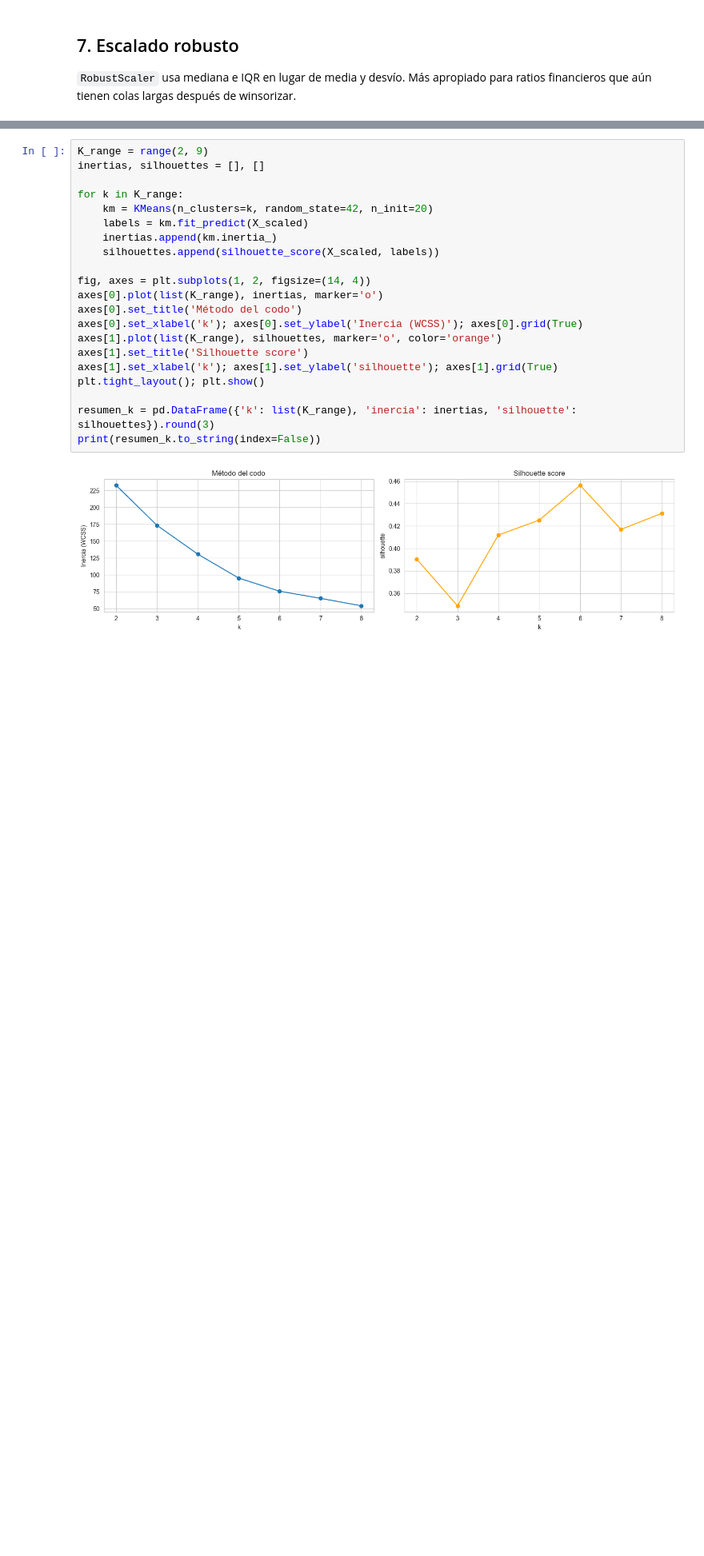
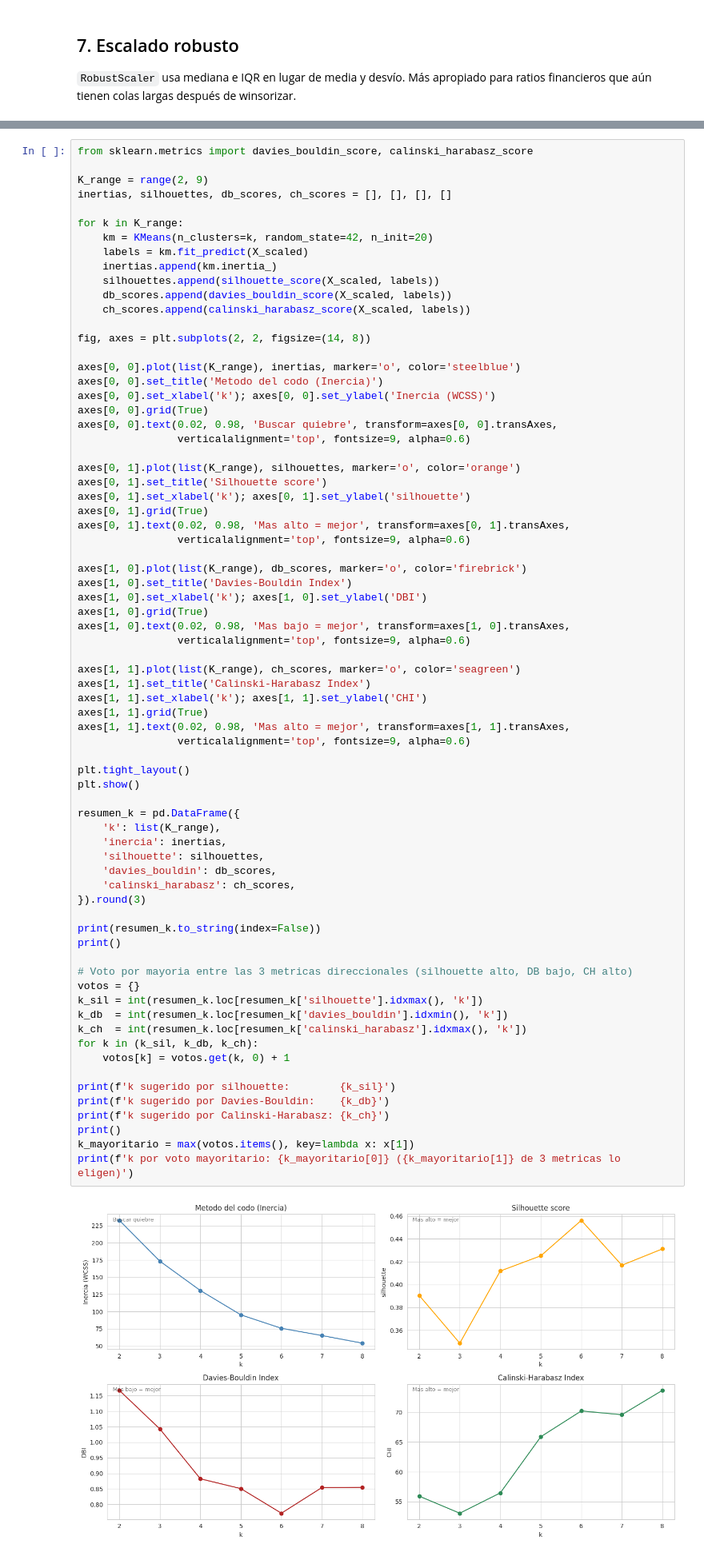
Before and after one commit to DiegoKalush42/CCC_with_ML, a Jupyter notebook: finanzas_final.ipynb, the cells around one changed output, grey strips where cells are left out. Shown at 80% size. Drawn from its saved outputs; the diff is of its cells as text; blank space fills up the shorter version.

```diff
--- a/finanzas_final.ipynb
+++ b/finanzas_final.ipynb
@@ -324,25 +318,76 @@ Probamos k = 2 … 8 y miramos dos métricas:
 - **Inercia (codo)**: suma de distancias al cuadrado dentro de cada cluster. Buscamos el punto donde sumar otro cluster ya no reduce mucho la inercia.
 - **Silhouette**: cuán bien separados están los clusters (rango −1 a +1). Más alto = mejor.
 # %%
+from sklearn.metrics import davies_bouldin_score, calinski_harabasz_score
+
 K_range = range(2, 9)
-inertias, silhouettes = [], []
+inertias, silhouettes, db_scores, ch_scores = [], [], [], []
 
 for k in K_range:
     km = KMeans(n_clusters=k, random_state=42, n_init=20)
     labels = km.fit_predict(X_scaled)
     inertias.append(km.inertia_)
     silhouettes.append(silhouette_score(X_scaled, labels))
+    db_scores.append(davies_bouldin_score(X_scaled, labels))
+    ch_scores.append(calinski_harabasz_score(X_scaled, labels))
 
-fig, axes = plt.subplots(1, 2, figsize=(14, 4))
-axes[0].plot(list(K_range), inertias, marker='o')
-axes[0].set_title('Método del codo')
-axes[0].set_xlabel('k'); axes[0].set_ylabel('Inercia (WCSS)'); axes[0].grid(True)
-axes[1].plot(list(K_range), silhouettes, marker='o', color='orange')
-axes[1].set_title('Silhouette score')
-axes[1].set_xlabel('k'); axes[1].set_ylabel('silhouette'); axes[1].grid(True)
-plt.tight_layout(); plt.show()
+fig, axes = plt.subplots(2, 2, figsize=(14, 8))
 
-resumen_k = pd.DataFrame({'k': list(K_range), 'inercia': inertias, 'silhouette': silhouettes}).round(3)
+axes[0, 0].plot(list(K_range), inertias, marker='o', color='steelblue')
+axes[0, 0].set_title('Metodo del codo (Inercia)')
+axes[0, 0].set_xlabel('k'); axes[0, 0].set_ylabel('Inercia (WCSS)')
+axes[0, 0].grid(True)
+axes[0, 0].text(0.02, 0.98, 'Buscar quiebre', transform=axes[0, 0].transAxes,
+                verticalalignment='top', fontsize=9, alpha=0.6)
+
+axes[0, 1].plot(list(K_range), silhouettes, marker='o', color='orange')
+axes[0, 1].set_title('Silhouette score')
+axes[0, 1].set_xlabel('k'); axes[0, 1].set_ylabel('silhouette')
+axes[0, 1].grid(True)
+axes[0, 1].text(0.02, 0.98, 'Mas alto = mejor', transform=axes[0, 1].transAxes,
+                verticalalignment='top', fontsize=9, alpha=0.6)
+
+axes[1, 0].plot(list(K_range), db_scores, marker='o', color='firebrick')
+axes[1, 0].set_title('Davies-Bouldin Index')
+axes[1, 0].set_xlabel('k'); axes[1, 0].set_ylabel('DBI')
+axes[1, 0].grid(True)
+axes[1, 0].text(0.02, 0.98, 'Mas bajo = mejor', transform=axes[1, 0].transAxes,
+                verticalalignment='top', fontsize=9, alpha=0.6)
+
+axes[1, 1].plot(list(K_range), ch_scores, marker='o', color='seagreen')
+axes[1, 1].set_title('Calinski-Harabasz Index')
+axes[1, 1].set_xlabel('k'); axes[1, 1].set_ylabel('CHI')
+axes[1, 1].grid(True)
+axes[1, 1].text(0.02, 0.98, 'Mas alto = mejor', transform=axes[1, 1].transAxes,
+                verticalalignment='top', fontsize=9, alpha=0.6)
+
+plt.tight_layout()
+plt.show()
+
+resumen_k = pd.DataFrame({
+    'k': list(K_range),
+    'inercia': inertias,
+    'silhouette': silhouettes,
+    'davies_bouldin': db_scores,
+    'calinski_harabasz': ch_scores,
+}).round(3)
+
 print(resumen_k.to_string(index=False))
+print()
+
+# Voto por mayoria entre las 3 metricas direccionales (silhouette alto, DB bajo, CH alto)
+votos = {}
+k_sil = int(resumen_k.loc[resumen_k['silhouette'].idxmax(), 'k'])
+k_db  = int(resumen_k.loc[resumen_k['davies_bouldin'].idxmin(), 'k'])
+k_ch  = int(resumen_k.loc[resumen_k['calinski_harabasz'].idxmax(), 'k'])
+for k in (k_sil, k_db, k_ch):
+    votos[k] = votos.get(k, 0) + 1
+
+print(f'k sugerido por silhouette:        {k_sil}')
+print(f'k sugerido por Davies-Bouldin:    {k_db}')
+print(f'k sugerido por Calinski-Harabasz: {k_ch}')
+print()
+k_mayoritario = max(votos.items(), key=lambda x: x[1])
+print(f'k por voto mayoritario: {k_mayoritario[0]} ({k_mayoritario[1]} de 3 metricas lo eligen)')
 # %% [output]
-[figure, old version]
+[figure, new version]
```
Also changed, not shown: parts of 20 cells of this notebook, 1 other file.
